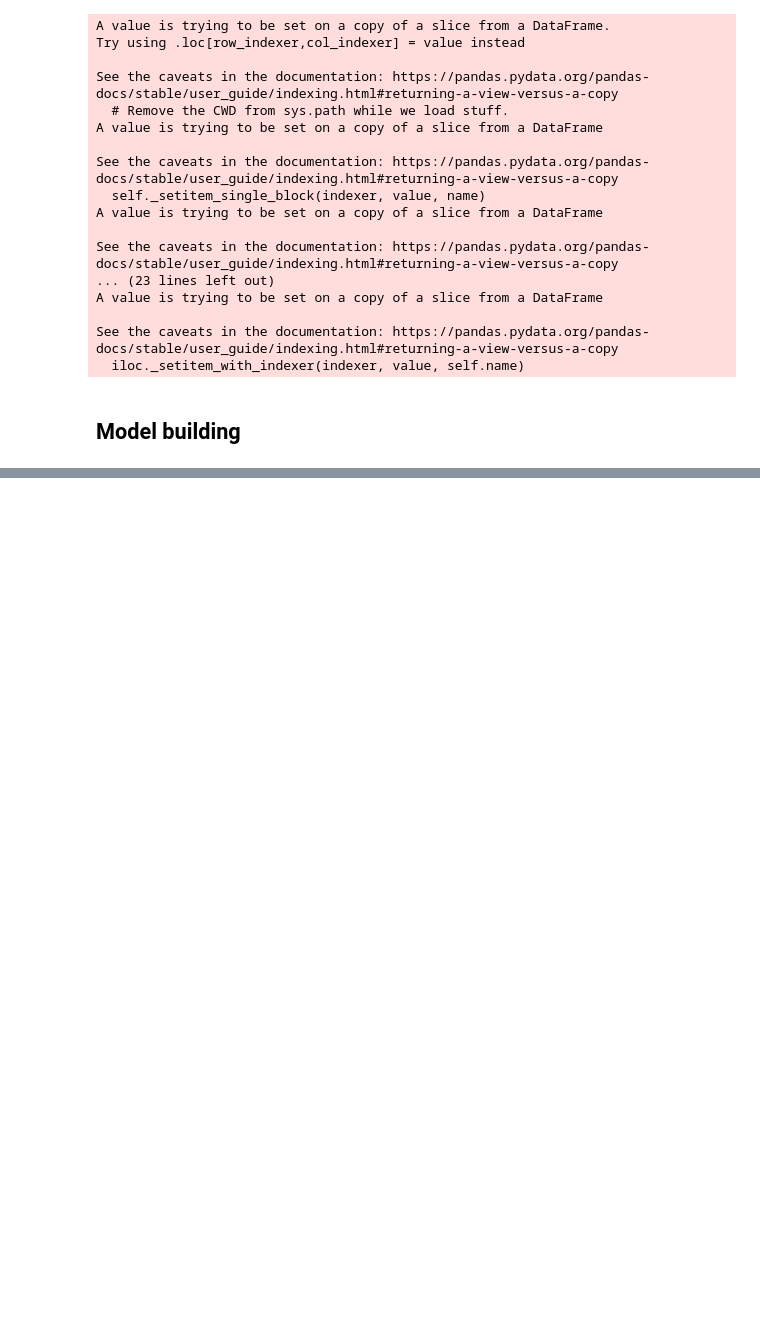
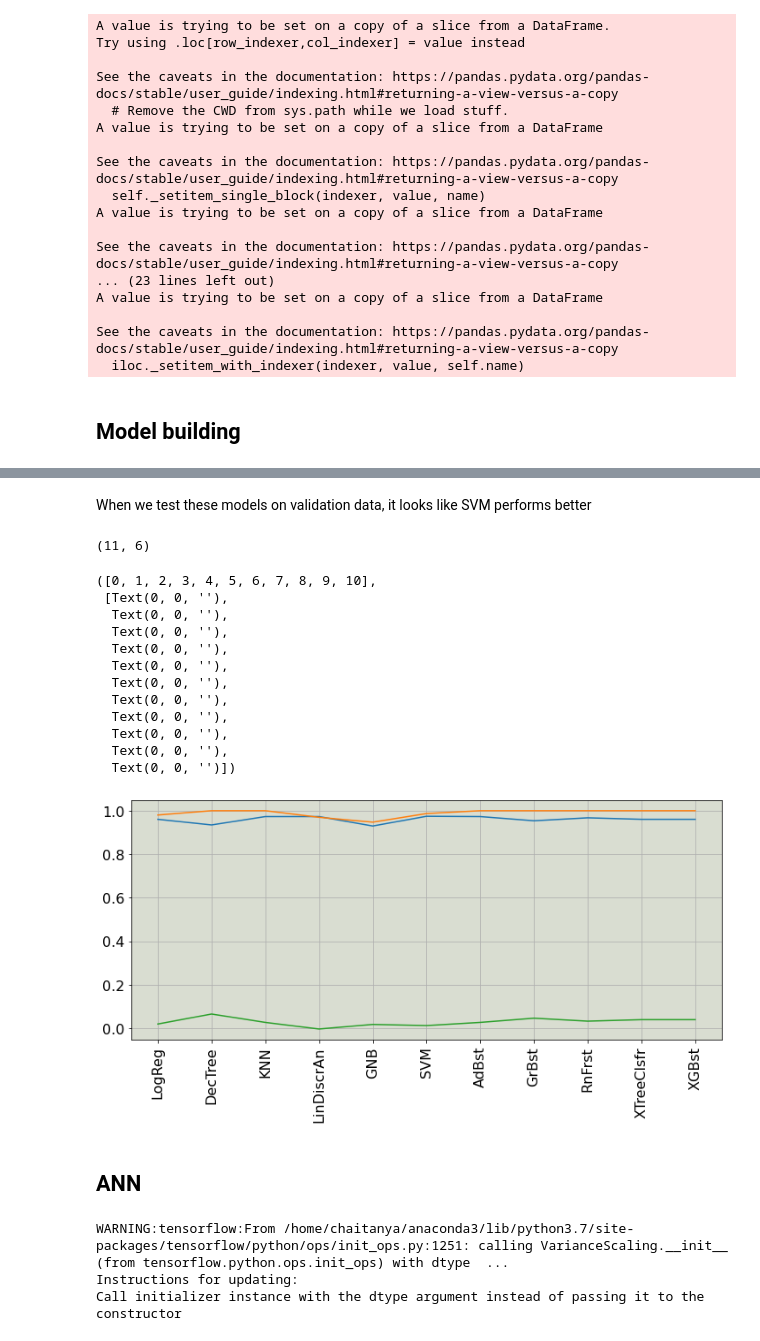
Before and after one commit to csparanjape/breast_cancer_diagnosis, a Jupyter notebook: 02_Model_evaluation.ipynb, the cells around one changed output, grey strips where cells are left out. Cells and saved outputs as stored; diff of their text form; code cells hidden in the pictures; blank space fills up the shorter version.

```diff
--- a/02_Model_evaluation.ipynb
+++ b/02_Model_evaluation.ipynb
@@ -124,7 +136,13 @@ def testModel(model, X_train, X_cv, y_train, y_cv):
     precision_cv, recall_cv, fscore_cv, support_cv = precision_recall_fscore_support(
         y_cv, y_pred_cv, average='macro')
     report= np.array([precision_tr, recall_tr, fscore_tr, precision_cv, recall_cv, fscore_cv])
-    return report
+    print('=='*30)
+    print(str(model).split('(')[0])
+    print()
+    print(confusion_matrix(y_cv,y_pred_cv))
+    print(classification_report(y_cv,y_pred_cv))
+    print('=='*30)
+    return report,model
 
 def getModel():
     modelList=[]
@@ -268 +307,12 @@ bestparams
  ('XGBst', {'n_estimators': 50})]
+# %%
+reportCV=[]
+for i in range(len(modList)):
+    model=modList[i][1]
+    name=str(model).split('(')[0]
+    param=bestparams[i][1]
+    model.set_params(**param)
+    filename = './models/'+name + '_wdbc.model'
+    report,mod=testModel(model, X_train, X_cv, y_train, y_cv)
+    reportCV.append((modList[i][0],report))
+    pickle.dump(model, open(filename, 'wb'))
@@ -268,0 +357,37 @@ bestparams
+# %% [markdown]
+When we test these models on validation data, it looks like SVM performs better
+# %%
+val=[]
+name_ind=[]
+for name,value in reportCV:
+    val.append(value)
+    name_ind.append(name)
+# %%
+np.array(val).shape
+# %% [output]
+(11, 6)
+# %%
+reportCVdf=pd.DataFrame(np.array(val),index=name_ind,columns=['precision_tr', 'recall_tr', 'fscore_tr', 'precision_cv', 'recall_cv', 'fscore_cv'])
+# %%
+fig,ax=plt.subplots(figsize=(12,5))
+ax.plot(reportCVdf.index,reportCVdf.precision_cv)
+ax.plot(reportCVdf.index,reportCVdf.precision_tr)
+ax.plot(reportCVdf.index,reportCVdf.precision_tr-reportCVdf.precision_cv)
+plt.grid(True)
+plt.xticks(rotation=90)
+# %% [output]
+([0, 1, 2, 3, 4, 5, 6, 7, 8, 9, 10],
+ [Text(0, 0, ''),
+  Text(0, 0, ''),
+  Text(0, 0, ''),
+  Text(0, 0, ''),
+  Text(0, 0, ''),
+  Text(0, 0, ''),
+  Text(0, 0, ''),
+  Text(0, 0, ''),
+  Text(0, 0, ''),
+  Text(0, 0, ''),
+  Text(0, 0, '')])
+[figure, added]
+# %% [markdown]
+## ANN
@@ -268,0 +398,13 @@ bestparams
+# %%
+ann_model=Sequential()
+ann_model.add(Dense(units=30,activation='relu'))
+ann_model.add(Dropout(rate=0.35))
+ann_model.add(Dense(units=15,activation='relu'))
+ann_model.add(Dropout(rate=0.35))
+ann_model.add(Dense(units=1,activation='sigmoid'))# As it is a bnary classification problem
+
+ann_model.compile(loss='binary_crossentropy',optimizer='adam')
+# %% [output]
+WARNING:tensorflow:From /home/chaitanya/anaconda3/lib/python3.7/site-packages/tensorflow/python/ops/init_ops.py:1251: calling VarianceScaling.__init__ (from tensorflow.python.ops.init_ops) with dtype  ...
+Instructions for updating:
+Call initializer instance with the dtype argument instead of passing it to the constructor
```
Also changed, not shown: parts of 17 cells of this notebook, 11 other files.
